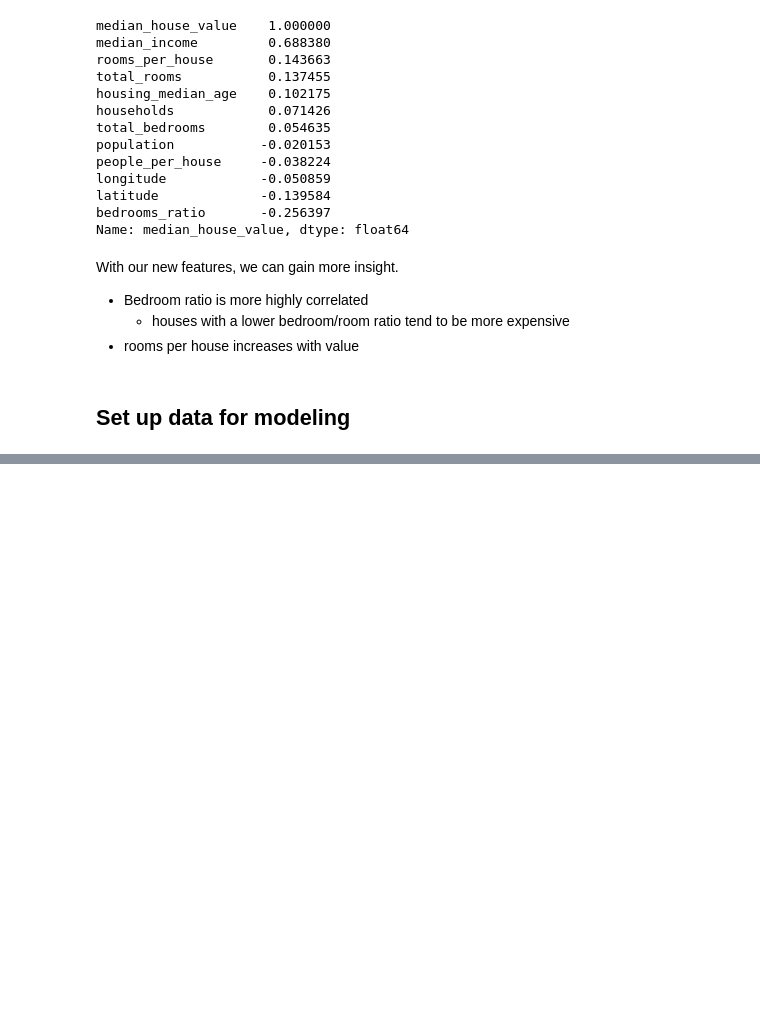
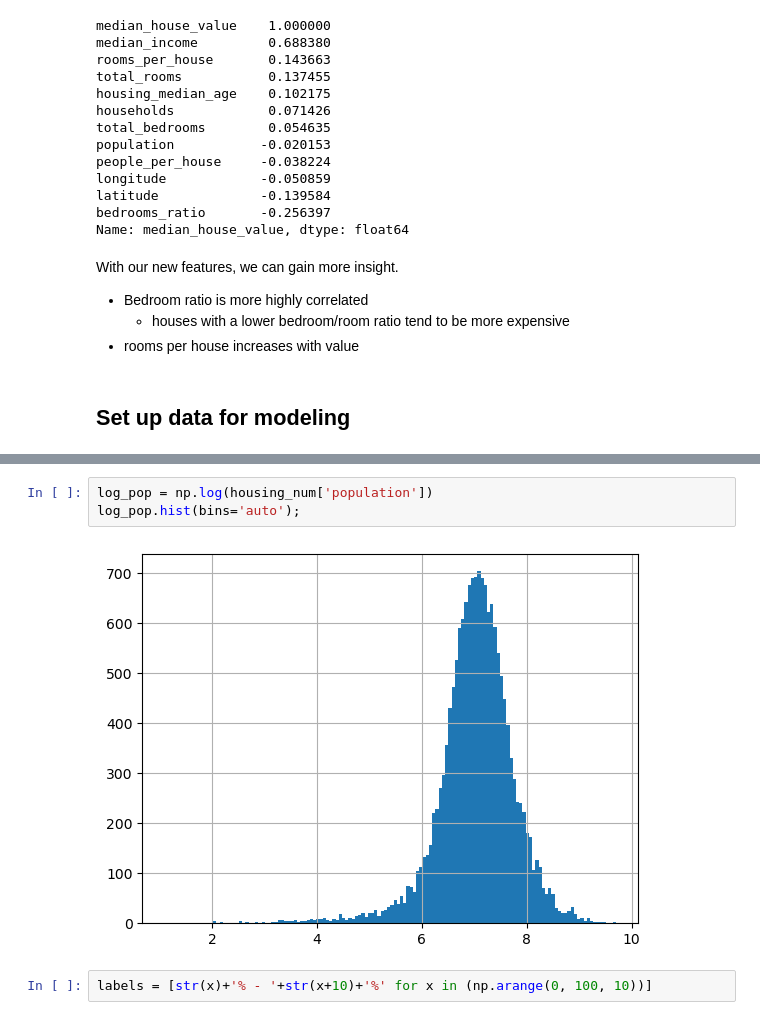
Before and after one commit to mduncan23/badal-book, a Jupyter notebook: Chapter 1 and 2.ipynb, the cells around one changed output, grey strips where cells are left out. Saved outputs shown, nothing was run; the diff lists cells and outputs as text; blank space fills up the shorter version.

```diff
--- a/Chapter 1 and 2.ipynb
+++ b/Chapter 1 and 2.ipynb
@@ -531,0 +760,7 @@ y= strat_train_set['median_house_value'].copy()
+# %%
+log_pop = np.log(housing_num['population'])
+log_pop.hist(bins='auto');
+# %% [output]
+[figure, added]
+# %%
+labels = [str(x)+'% - '+str(x+10)+'%' for x in (np.arange(0, 100, 10))]
```
Also changed, not shown: parts of 46 cells of this notebook.
